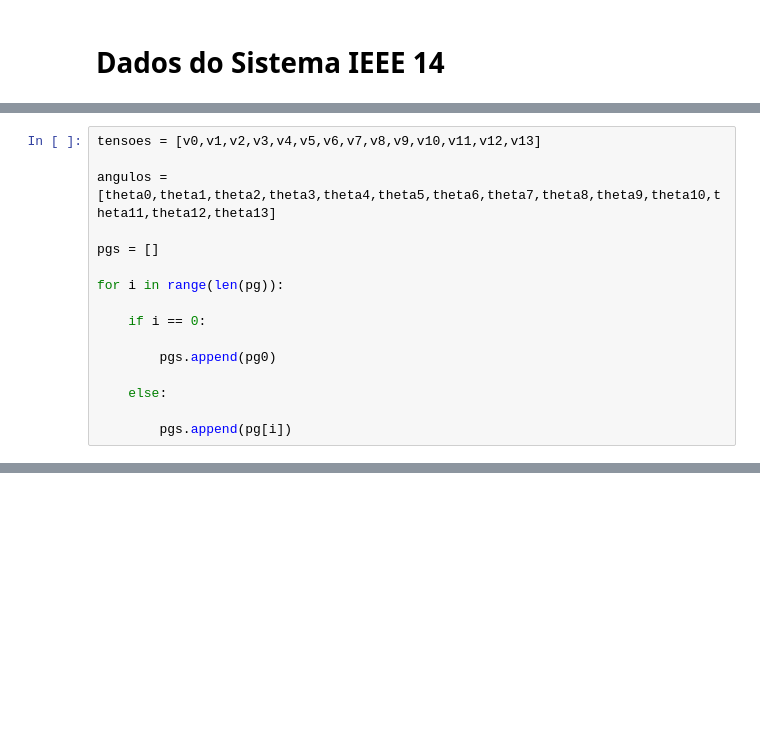
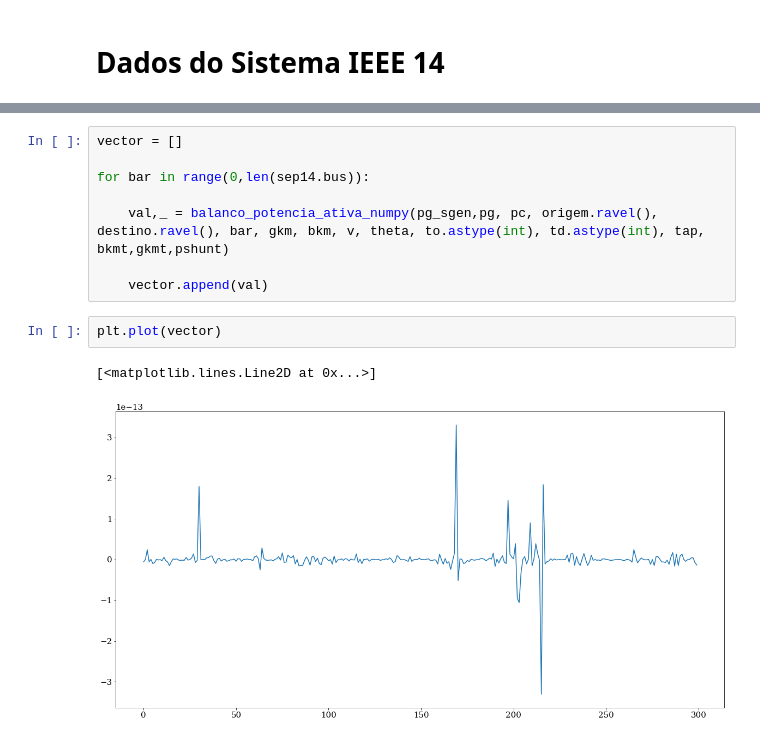
Before and after one commit to rafaelpavan95/MSc_Energy_Systems, a Jupyter notebook: ieee118.ipynb, the cells around one changed output, grey strips where cells are left out. Drawn from its saved outputs; the diff is of its cells as text; blank space fills up the shorter version.

```diff
--- a/ieee118.ipynb
+++ b/ieee118.ipynb
@@ -771,16 +17,0 @@ qq[8] = qsh8
-# %%
-tensoes = [v0,v1,v2,v3,v4,v5,v6,v7,v8,v9,v10,v11,v12,v13]
-
-angulos = [theta0,theta1,theta2,theta3,theta4,theta5,theta6,theta7,theta8,theta9,theta10,theta11,theta12,theta13]
-
-pgs = []
-
-for i in range(len(pg)):
-
-    if i == 0:
-
-        pgs.append(pg0)
-
-    else:
-
-        pgs.append(pg[i])
@@ -786,0 +1038,13 @@ for i in range(len(pg)):
+# %%
+vector = []
+
+for bar in range(0,len(sep14.bus)):
+
+    val,_ = balanco_potencia_ativa_numpy(pg_sgen,pg, pc, origem.ravel(), destino.ravel(), bar, gkm, bkm, v, theta, to.astype(int), td.astype(int), tap, bkmt,gkmt,pshunt)
+
+    vector.append(val)
+# %%
+plt.plot(vector)
+# %% [output]
+[<matplotlib.lines.Line2D at 0x...>]
+[figure, added]
```
Also changed, not shown: parts of 146 cells of this notebook, 2 other files.
